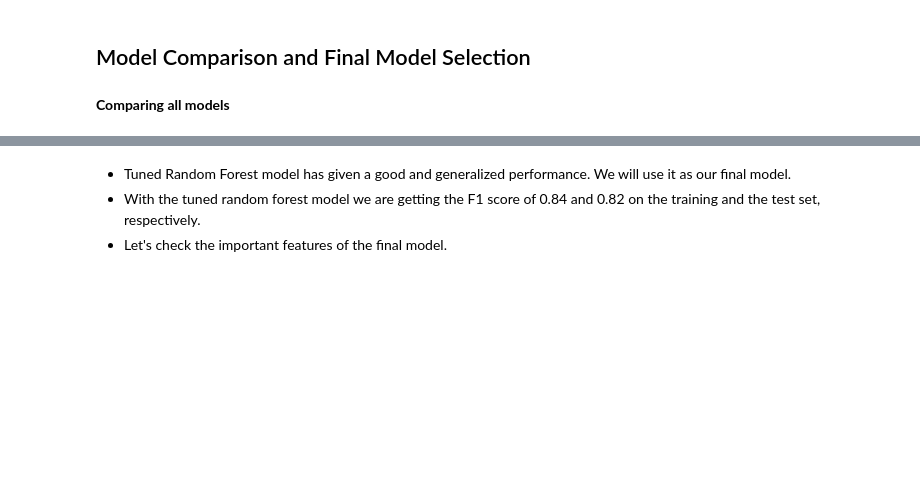
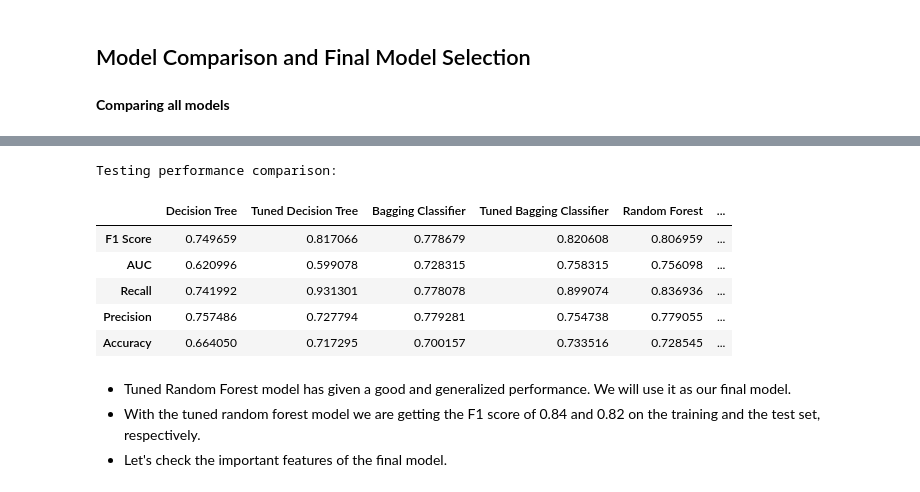
Before and after one commit to ArthurXia1031/Data_Science_Project, a Jupyter notebook: machine_learning/Easy_visa/easy_visa.ipynb, the cells around one changed output, grey strips where cells are left out. Cells and saved outputs as stored; diff of their text form; code cells hidden in the pictures; blank space fills up the shorter version.

```diff
--- a/machine_learning/Easy_visa/easy_visa.ipynb
+++ b/machine_learning/Easy_visa/easy_visa.ipynb
@@ -1424,40 +1517,49 @@ models_train_comp_df
 # %%
 # testing performance comparison
 
 models_test_comp_df = pd.concat(
     [
-        decision_tree_test_perf,
-        bagging_model_test_perf,
-        bagging_model_tuned_test_perf,
-        rf_model_test_perf,
-        rf_model_tuned_test_perf,
-        ab_boost_model_test_perf,
-        abc_tuned_test_perf,
-        gb_classifier_test_perf,
-        gbc_tuned_test_perf,
-        xgb_classifier_test_perf,
-        xgb_tuned_test_perf,
-        stacking_classifier_test_perf,
+        decision_tree_test_perf.T,
+        dtree_estimator_model_test_perf.T,
+        bagging_model_test_perf.T,
+        bagging_model_tuned_test_perf.T,
+        rf_model_test_perf.T,
+        rf_model_tuned_test_perf.T,
+        ab_boost_model_test_perf.T,
+        abc_tuned_test_perf.T,
+        gb_classifier_test_perf.T,
+        gbc_tuned_test_perf.T,
+        xgb_classifier_test_perf.T,
+        xgb_tuned_test_perf.T,
+        stacking_classifier_test_perf.T,
     ],
     axis=1,
 )
 models_test_comp_df.columns = [
     "Decision Tree",
     "Tuned Decision Tree",
     "Bagging Classifier",
     "Tuned Bagging Classifier",
     "Random Forest",
     "Tuned Random Forest",
     "Adaboost Classifier",
     "Tuned Adaboost Classifier",
     "Gradient Boost Classifier",
     "Tuned Gradient Boost Classifier",
     "XGBoost Classifier",
     "XGBoost Classifier Tuned",
     "Stacking Classifier",
 ]
 print("Testing performance comparison:")
 models_test_comp_df
+# %% [output]
+Testing performance comparison:
+|  | Decision Tree | Tuned Decision Tree | Bagging Classifier | Tuned Bagging Classifier | Random Forest | ... |
+| F1 Score | 0.749659 | 0.817066 | 0.778679 | 0.820608 | 0.806959 | ... |
+| AUC | 0.620996 | 0.599078 | 0.728315 | 0.758315 | 0.756098 | ... |
+| Recall | 0.741992 | 0.931301 | 0.778078 | 0.899074 | 0.836936 | ... |
+| Precision | 0.757486 | 0.727794 | 0.779281 | 0.754738 | 0.779055 | ... |
+| Accuracy | 0.664050 | 0.717295 | 0.700157 | 0.733516 | 0.728545 | ... |
 # %% [markdown]
 *  Tuned Random Forest model has given a good and generalized performance. We will use it as our final model.
 * With the tuned random forest model we are getting the F1 score of 0.84 and 0.82 on the training and the test set, respectively.
```
Also changed, not shown: parts of 22 cells of this notebook.
